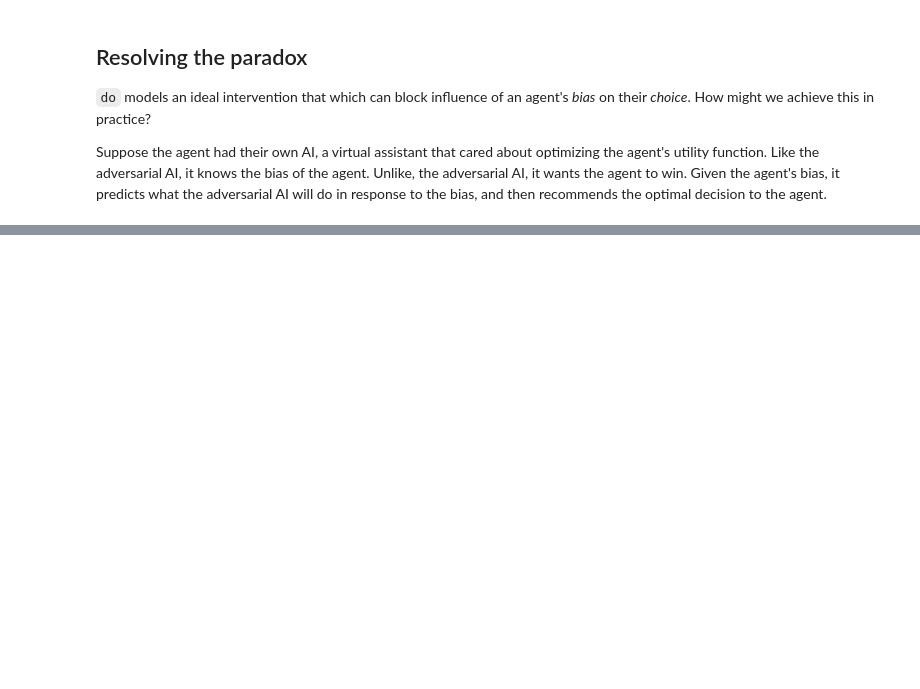
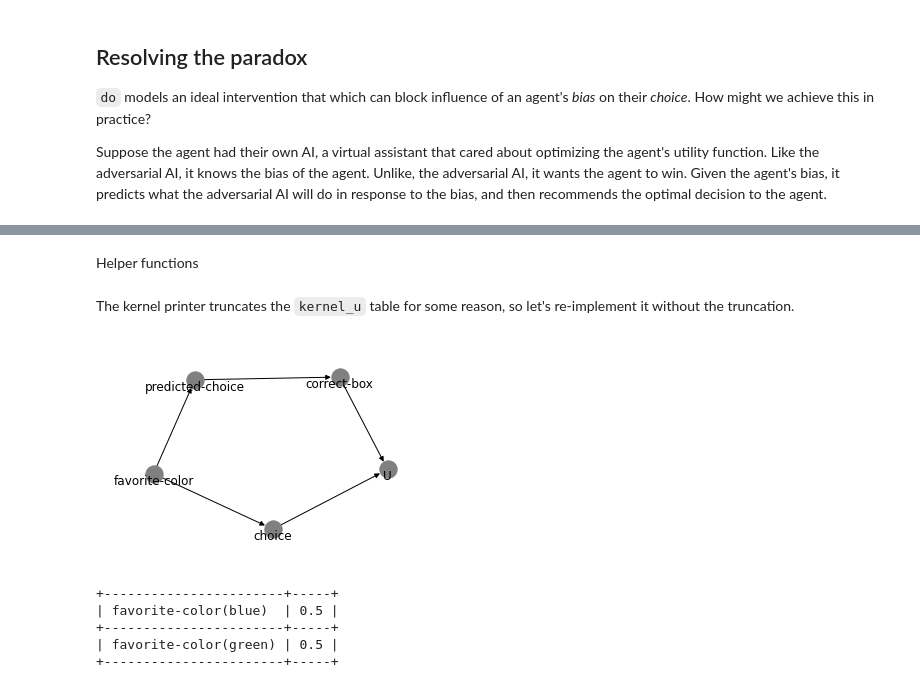
Before and after one commit to altdeep/causalML, a Jupyter notebook: tutorials/Newcomb_paradox.ipynb, the cells around one changed output, grey strips where cells are left out. Drawn from its saved outputs; the diff is of its cells as text; code cells hidden in the pictures; blank space fills up the shorter version.

```diff
--- a/tutorials/Newcomb_paradox.ipynb
+++ b/tutorials/Newcomb_paradox.ipynb
@@ -364,0 +375,4 @@ You should choose both.
+# %% [markdown]
+Helper functions
+# %% [markdown]
+The kernel printer truncates the `kernel_u` table for some reason, so let's re-implement it without the truncation.
@@ -364,0 +432,30 @@ You should choose both.
+# %%
+model = bn()
+model.add_edges_from(
+    [
+      ('favorite-color','predicted-choice'),
+      ('favorite-color','choice'),
+      ('predicted-choice','correct-box'),
+      ('choice','U'),
+      ('correct-box','U'),
+    ]
+)
+ax1 = plt.subplot(111)
+ax1.margins(0.15)
+pos = nx.nx_pydot.graphviz_layout(model)
+nx.draw(model, pos, ax=ax1, with_labels=True, node_color='grey', verticalalignment='top')
+plt.show()
+# %% [output]
+[figure, added]
+# %%
+kernel_favorite_color = TabularCPD(
+    'favorite-color', 2, [[.5], [.5]],
+    state_names= {'favorite-color': ['blue', 'green']}
+)
+print(kernel_favorite_color)
+# %% [output]
++-----------------------+-----+
+| favorite-color(blue)  | 0.5 |
++-----------------------+-----+
+| favorite-color(green) | 0.5 |
++-----------------------+-----+
```
Also changed, not shown: parts of 14 cells of this notebook.
